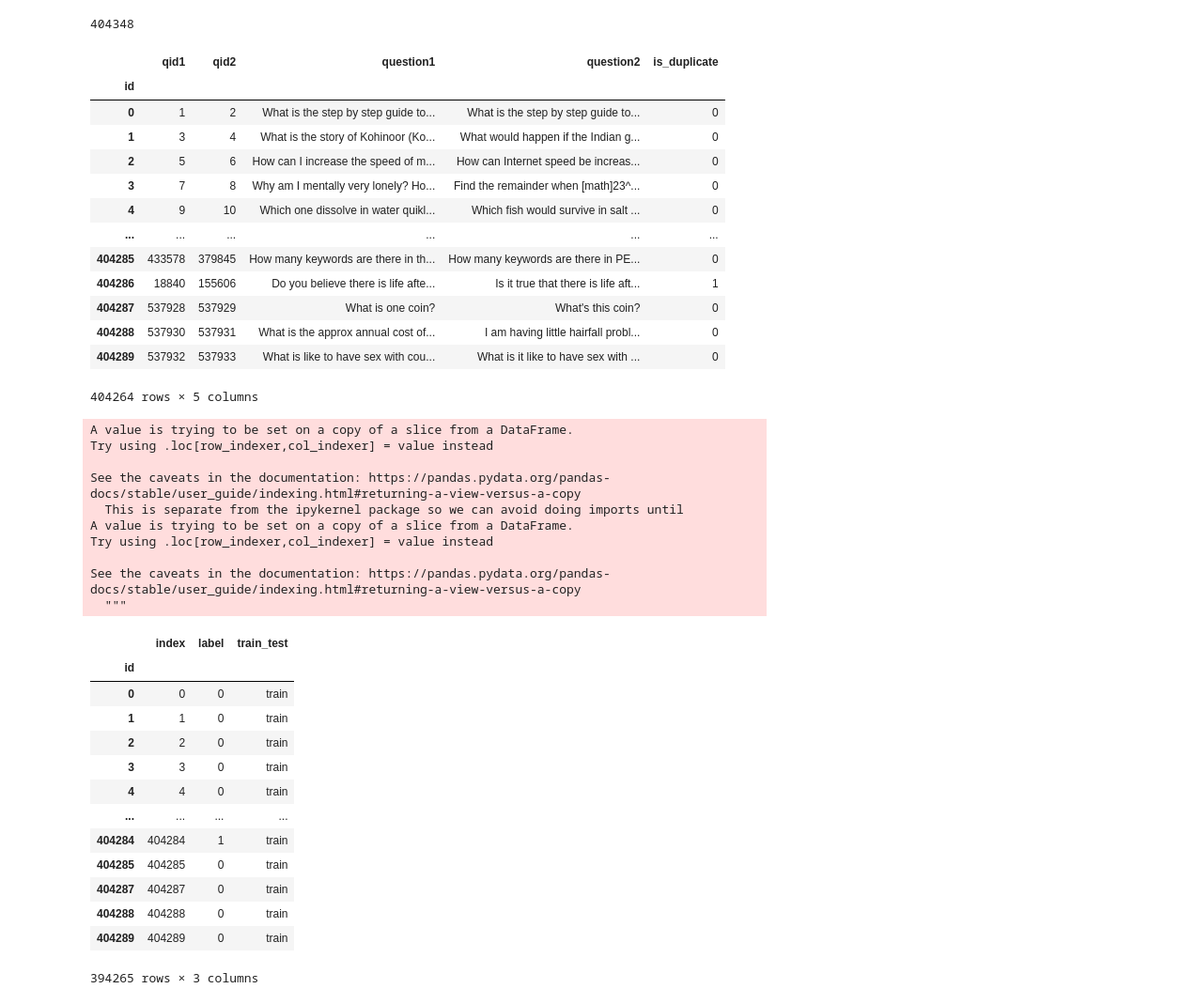
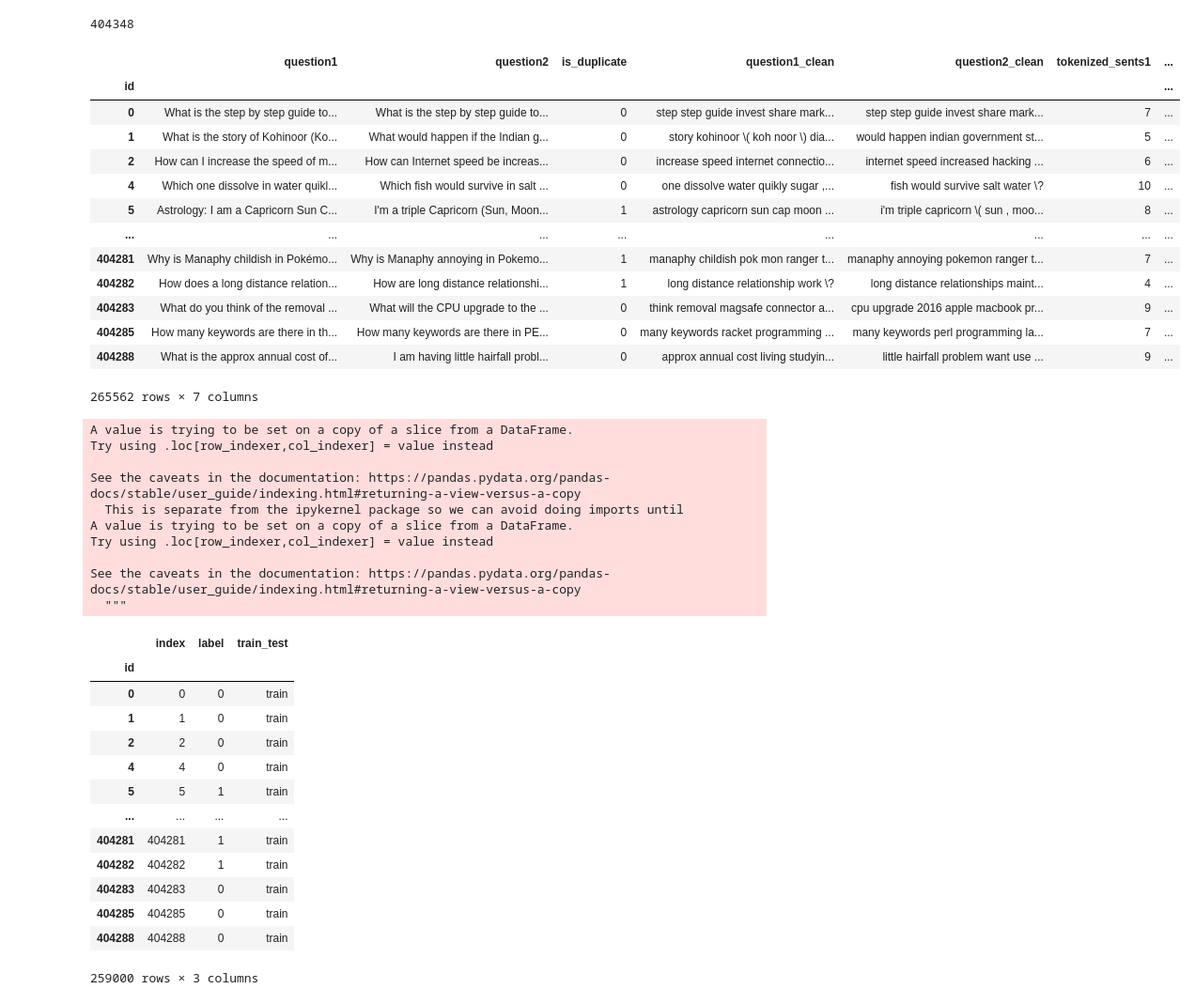
Before and after one commit to danielgarel/NLP_project, a Jupyter notebook: Data_import.ipynb, the cells around one changed output. Shown at 94% size. Drawn from its saved outputs; the diff is of its cells as text; code cells hidden in the pictures.

Commit message:
subsample majority for balance and remove short

```diff
--- a/Data_import.ipynb
+++ b/Data_import.ipynb
@@ -58,0 +94,5 @@ df
+# %%
+df['tokenized_sents1'] = df.apply(lambda row: len(re.findall(r'\w+', row['question1_clean'])), axis=1)
+df['tokenized_sents2'] = df.apply(lambda row: len(re.findall(r'\w+', row['question2_clean'])), axis=1)
+# %%
+df = df.drop(columns = ['qid1', 'qid2'])
@@ -58,0 +116,5 @@ df
+# %%
+short_q1 = df.loc[df['tokenized_sents1']<4]
+short_q2 = df.loc[df['tokenized_sents2']<4]
+short_sents = short_q1.index.tolist() +short_q2.index.tolist()
+len(short_sents)
@@ -58,0 +123,2 @@ df
+# %%
+df_long = df.drop(short_sents)
@@ -112,25 +197,25 @@ len(test_train_ind)
 # %% [output]
 404348
 # %%
-df_match = df[df.index.isin(test_train_ind)]
+df_match = df_long[df_long.index.isin(test_train_ind)]
 df_match
 # %% [output]
-|  | qid1 | qid2 | question1 | question2 | is_duplicate |
-| id |  |  |  |  |  |
-| 0 | 1 | 2 | What is the step by step guide to... | What is the step by step guide to... | 0 |
-| 1 | 3 | 4 | What is the story of Kohinoor (Ko... | What would happen if the Indian g... | 0 |
-| 2 | 5 | 6 | How can I increase the speed of m... | How can Internet speed be increas... | 0 |
-| 3 | 7 | 8 | Why am I mentally very lonely? Ho... | Find the remainder when [math]23^... | 0 |
-| 4 | 9 | 10 | Which one dissolve in water quikl... | Which fish would survive in salt ... | 0 |
-| ... | ... | ... | ... | ... | ... |
-| 404285 | 433578 | 379845 | How many keywords are there in th... | How many keywords are there in PE... | 0 |
-| 404286 | 18840 | 155606 | Do you believe there is life afte... | Is it true that there is life aft... | 1 |
-| 404287 | 537928 | 537929 | What is one coin? | What's this coin? | 0 |
-| 404288 | 537930 | 537931 | What is the approx annual cost of... | I am having little hairfall probl... | 0 |
-| 404289 | 537932 | 537933 | What is like to have sex with cou... | What is it like to have sex with ... | 0 |
+|  | question1 | question2 | is_duplicate | question1_clean | question2_clean | tokenized_sents1 | ... |
+| id |  |  |  |  |  |  | ... |
+| 0 | What is the step by step guide to... | What is the step by step guide to... | 0 | step step guide invest share mark... | step step guide invest share mark... | 7 | ... |
+| 1 | What is the story of Kohinoor (Ko... | What would happen if the Indian g... | 0 | story kohinoor \( koh noor \) dia... | would happen indian government st... | 5 | ... |
+| 2 | How can I increase the speed of m... | How can Internet speed be increas... | 0 | increase speed internet connectio... | internet speed increased hacking ... | 6 | ... |
+| 4 | Which one dissolve in water quikl... | Which fish would survive in salt ... | 0 | one dissolve water quikly sugar ,... | fish would survive salt water \? | 10 | ... |
+| 5 | Astrology: I am a Capricorn Sun C... | I'm a triple Capricorn (Sun, Moon... | 1 | astrology capricorn sun cap moon ... | i'm triple capricorn \( sun , moo... | 8 | ... |
+| ... | ... | ... | ... | ... | ... | ... | ... |
+| 404281 | Why is Manaphy childish in Pokémo... | Why is Manaphy annoying in Pokemo... | 1 | manaphy childish pok mon ranger t... | manaphy annoying pokemon ranger t... | 7 | ... |
+| 404282 | How does a long distance relation... | How are long distance relationshi... | 1 | long distance relationship work \? | long distance relationships maint... | 4 | ... |
+| 404283 | What do you think of the removal ... | What will the CPU upgrade to the ... | 0 | think removal magsafe connector a... | cpu upgrade 2016 apple macbook pr... | 9 | ... |
+| 404285 | How many keywords are there in th... | How many keywords are there in PE... | 0 | many keywords racket programming ... | many keywords perl programming la... | 7 | ... |
+| 404288 | What is the approx annual cost of... | I am having little hairfall probl... | 0 | approx annual cost living studyin... | little hairfall problem want use ... | 9 | ... |
-404264 rows × 5 columns
+265562 rows × 7 columns
 # %%
-df_train = df[df.index.isin(train_ind)]
+df_train = df_long[df_long.index.isin(train_ind)]
 df_train_ind = df_train[['is_duplicate']]
 df_train_ind['train_test'] = 'train'
 df_train_ind.columns = ['label', 'train_test']
@@ -153,15 +238,15 @@ See the caveats in the documentation: https://pandas.pydata.org/pandas-docs/stab
 | 0 | 0 | 0 | train |
 | 1 | 1 | 0 | train |
 | 2 | 2 | 0 | train |
-| 3 | 3 | 0 | train |
 | 4 | 4 | 0 | train |
+| 5 | 5 | 1 | train |
 | ... | ... | ... | ... |
-| 404284 | 404284 | 1 | train |
+| 404281 | 404281 | 1 | train |
+| 404282 | 404282 | 1 | train |
+| 404283 | 404283 | 0 | train |
 | 404285 | 404285 | 0 | train |
-| 404287 | 404287 | 0 | train |
 | 404288 | 404288 | 0 | train |
-| 404289 | 404289 | 0 | train |
-394265 rows × 3 columns
+259000 rows × 3 columns
 # %%
 df_train_ind[df_train_ind['train_test']=='train']['label'].value_counts()
 # %% [output]
```
Also changed, not shown: parts of 63 cells of this notebook.
